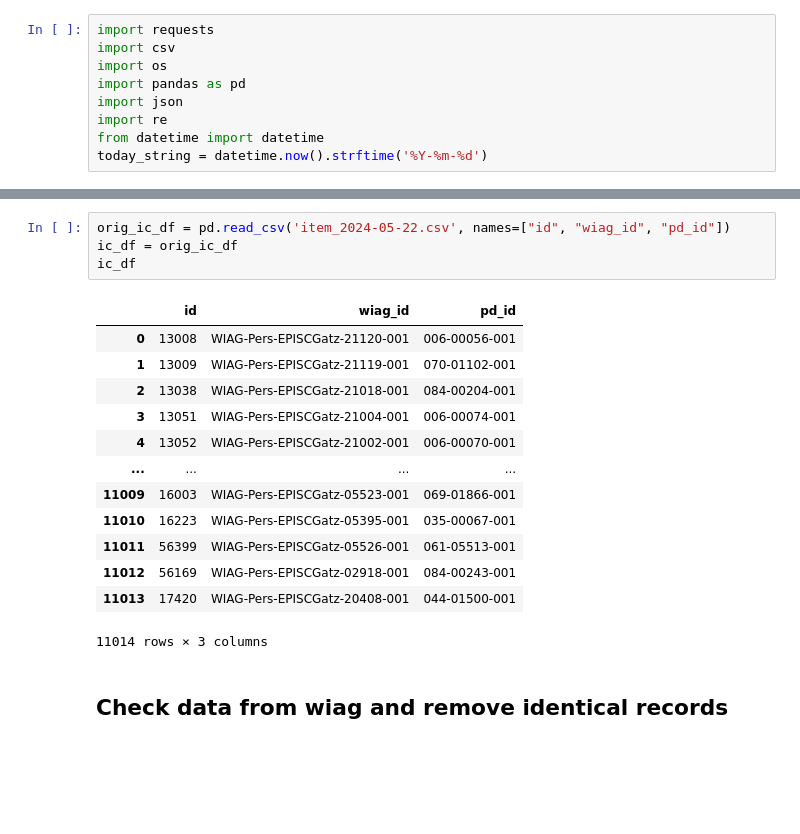
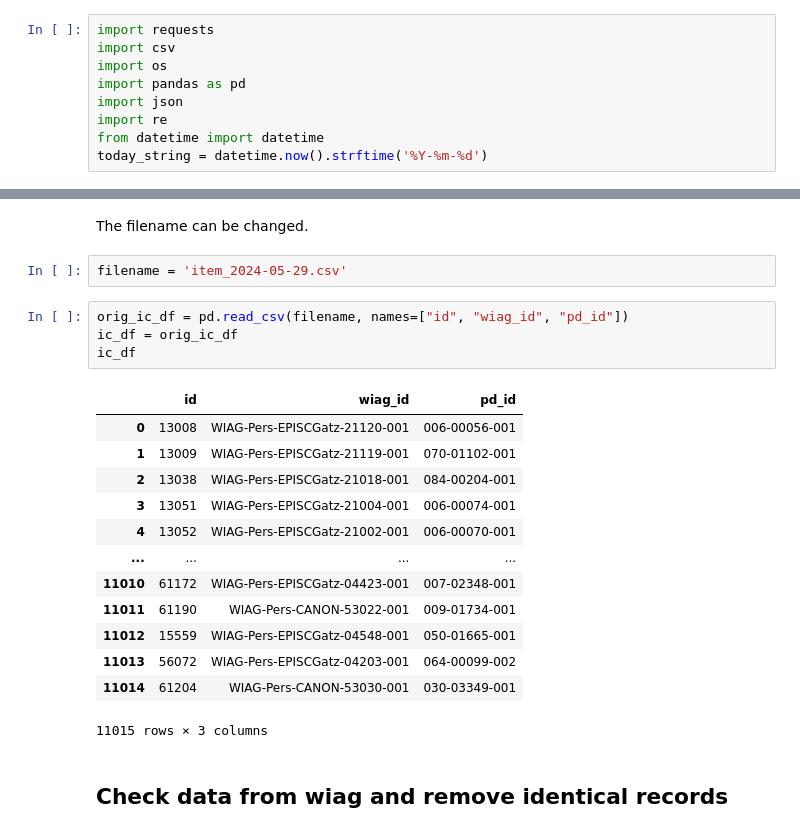
Before and after one commit to WIAG-ADW-GOE/WIAGweb2, a Jupyter notebook: notebooks/pr_recon.ipynb, the cells around one changed output, grey strips where cells are left out. Saved outputs shown, nothing was run; the diff lists cells and outputs as text; blank space fills up the shorter version.

````diff
--- a/notebooks/pr_recon.ipynb
+++ b/notebooks/pr_recon.ipynb
@@ -45,24 +70,28 @@ JOIN
 WHERE
   i.is_online = 1;
 ```
+# %% [markdown]
+The filename can be changed.
+# %%
+filename = 'item_2024-05-29.csv'
 # %%
-orig_ic_df = pd.read_csv('item_2024-05-22.csv', names=["id", "wiag_id", "pd_id"])
+orig_ic_df = pd.read_csv(filename, names=["id", "wiag_id", "pd_id"])
 ic_df = orig_ic_df
 ic_df
 # %% [output]
 |  | id | wiag_id | pd_id |
 | 0 | 13008 | WIAG-Pers-EPISCGatz-21120-001 | 006-00056-001 |
 | 1 | 13009 | WIAG-Pers-EPISCGatz-21119-001 | 070-01102-001 |
 | 2 | 13038 | WIAG-Pers-EPISCGatz-21018-001 | 084-00204-001 |
 | 3 | 13051 | WIAG-Pers-EPISCGatz-21004-001 | 006-00074-001 |
 | 4 | 13052 | WIAG-Pers-EPISCGatz-21002-001 | 006-00070-001 |
 | ... | ... | ... | ... |
-| 11009 | 16003 | WIAG-Pers-EPISCGatz-05523-001 | 069-01866-001 |
-| 11010 | 16223 | WIAG-Pers-EPISCGatz-05395-001 | 035-00067-001 |
-| 11011 | 56399 | WIAG-Pers-EPISCGatz-05526-001 | 061-05513-001 |
-| 11012 | 56169 | WIAG-Pers-EPISCGatz-02918-001 | 084-00243-001 |
-| 11013 | 17420 | WIAG-Pers-EPISCGatz-20408-001 | 044-01500-001 |
+| 11010 | 61172 | WIAG-Pers-EPISCGatz-04423-001 | 007-02348-001 |
+| 11011 | 61190 | WIAG-Pers-CANON-53022-001 | 009-01734-001 |
+| 11012 | 15559 | WIAG-Pers-EPISCGatz-04548-001 | 050-01665-001 |
+| 11013 | 56072 | WIAG-Pers-EPISCGatz-04203-001 | 064-00099-002 |
+| 11014 | 61204 | WIAG-Pers-CANON-53030-001 | 030-03349-001 |
-11014 rows × 3 columns
+11015 rows × 3 columns
 # %% [markdown]
 ## Check data from wiag and remove identical records
 # %% [markdown]
````
Also changed, not shown: parts of 20 cells of this notebook.
